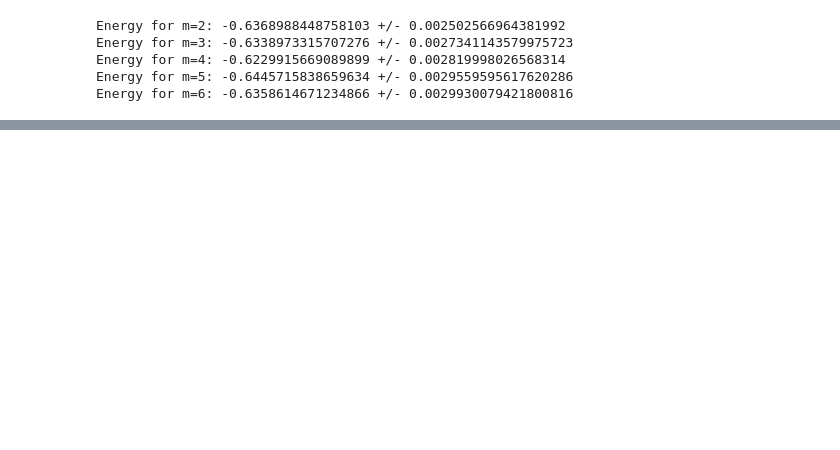
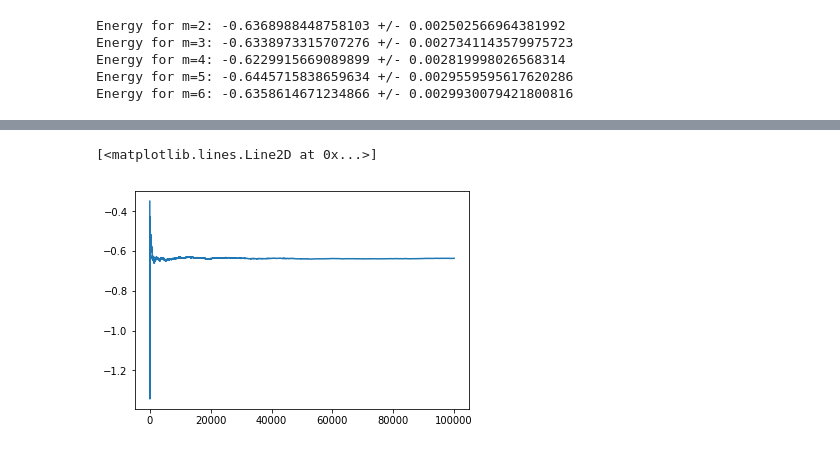
Before and after one commit to barthelemymp/Quantum_MC, a Jupyter notebook: results/local_result.ipynb, the cells around one changed output, grey strips where cells are left out. Saved outputs shown, nothing was run; the diff lists cells and outputs as text; code cells hidden in the pictures; blank space fills up the shorter version.

```diff
--- a/results/local_result.ipynb
+++ b/results/local_result.ipynb
@@ -346,0 +318,9 @@ plt.plot(xmesure, me4)
+# %%
+x = range(1,len(e2ad)+1)
+xmesure = np.array(x)
+xmove = 10*xmesure
+me5ad = np.cumsum(e5ad)/xmesure
+plt.plot(xmesure, me5ad,label = 'm=5')
+# %% [output]
+[<matplotlib.lines.Line2D at 0x...>]
+[figure, added]
```
Also changed, not shown: parts of 16 cells of this notebook, 22 other files.
